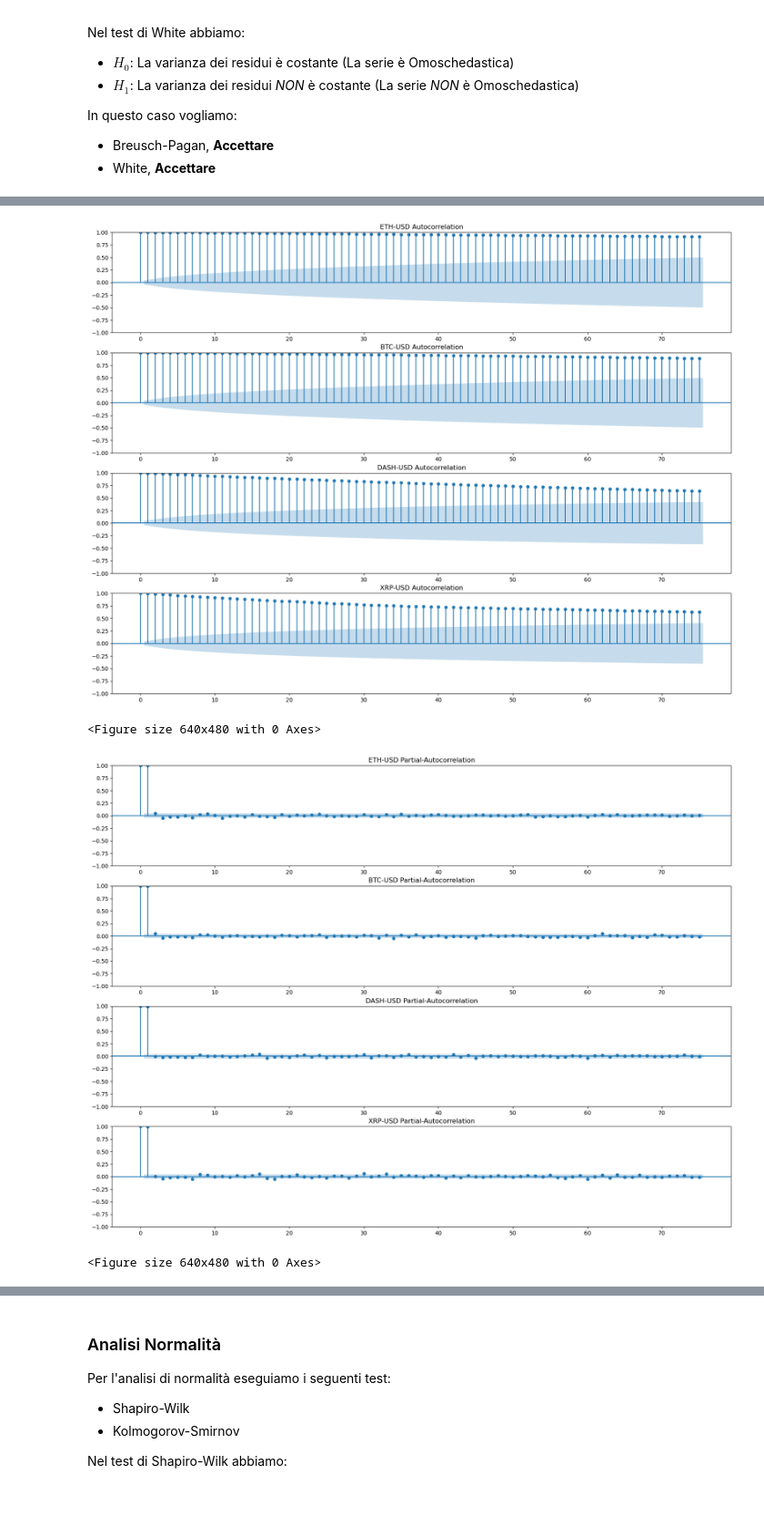
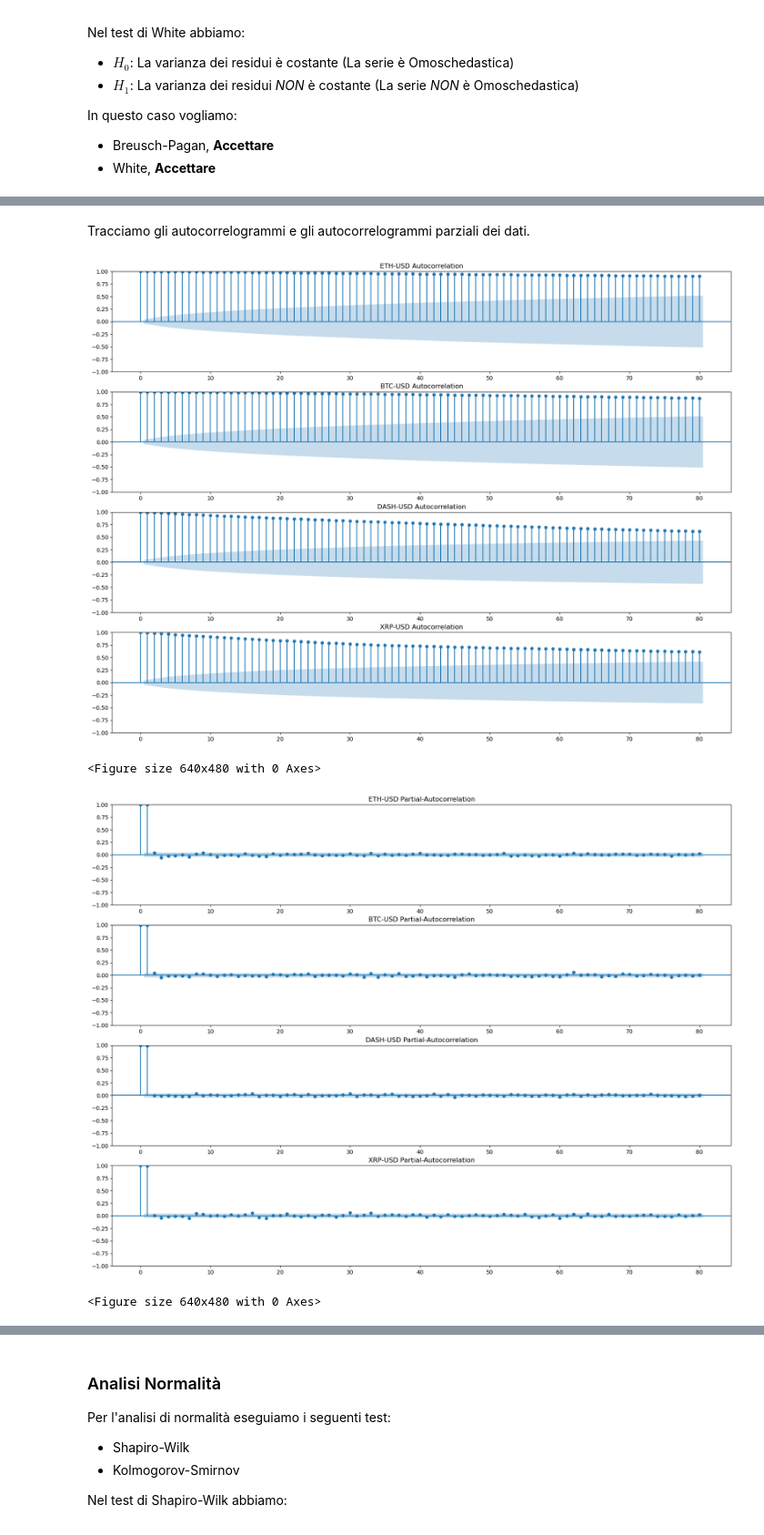
Before and after one commit to SimoneNicosanti/MPSMF_Project, a Jupyter notebook: Progetto.ipynb, the cells around one changed output, grey strips where cells are left out. Shown at 91% size. Cells and saved outputs as stored; diff of their text form; code cells hidden in the pictures; blank space fills up the shorter version.

Commit message:
Autocorrelation, CPI interpolation

```diff
--- a/Progetto.ipynb
+++ b/Progetto.ipynb
@@ -16,7 +17,7 @@ import DataExtractor
 cryptoList : list[str] = ["ETH-USD", "BTC-USD", "DASH-USD", "XRP-USD"]
 
 startDate : str = "2018-01-01"
-endDate : str = "2023-10-01"
+endDate : str = "2023-09-01"
 interval : str = "daily"
 
 for crypto in cryptoList :
@@ -61,7 +130,7 @@ Name: LogClosePrice, Length: 2100, dtype: float64
 # %%
 import matplotlib.pyplot as plt
 # %%
-colors = ["blue", "green", "red"]
+colors = ["blue", "green", "red", "fuchsia"]
 figure, axs = plt.subplots(nrows = len(cryptoList), sharex = True, figsize = (20,10))
 
 xtickPoints = cryptoDataFrameDict["ETH-USD"]["Date"]
@@ -370,13 +436,24 @@ from statsmodels.stats.diagnostic import acorr_ljungbox
 from statsmodels.stats.stattools import durbin_watson
 from statsmodels.graphics.tsaplots import plot_pacf, plot_acf
 # %%
-model = sm.tsa.ARIMA(cryptoDataFrameDict["ETH-USD"]["LogClosePrice"])
+model = sm.tsa.ARIMA(cryptoDataFrameDict["ETH-USD"]["LogClosePrice"], order = (1, 0, 1))
 fittedModel = model.fit()
-testResult = acorr_ljungbox(fittedModel.resid, lags = 50)
+testResult = acorr_ljungbox(fittedModel.resid, lags = 1)
 print(testResult["lb_pvalue"])
 
-x = sm.add_constant(differencingDict[crypto].index.tolist())
-model = sm.OLS(differencingDict["ETH-USD"].values, x)
-fittedModel = model.fit()
-print(durbin_watson(fittedModel.resid))
+STATVALUE_LIMIT = 2
+SIGNIFICANCE_LEVEL = 0.1
+
+durbinWatsonTable = buildTable("Durbin-Watson", ["Crypto", "StatValue", "Outcome"], ["left", "right", "left"])
+for crypto in cryptoList :
+    data = cryptoDataFrameDict[crypto]["LogClosePrice"]
+    x = sm.add_constant(data.index.tolist())
+    model = sm.OLS(data.values, x)
+    fittedModel = model.fit()
+    statValue = durbin_watson(fittedModel.resid)
+    outcomeString = "Accept" if (pValue > STATVALUE_LIMIT - SIGNIFICANCE_LEVEL) and (pValue < STATVALUE_LIMIT - SIGNIFICANCE_LEVEL) else "Reject"
+    durbinWatsonTable.add_row(crypto, str(statValue), outcomeString)
+
+console = Console()
+console.print(durbinWatsonTable)
 # %% [output]
@@ -400,23 +471,23 @@ Name: lb_pvalue, dtype: float64
+# %% [markdown]
+Tracciamo gli autocorrelogrammi e gli autocorrelogrammi parziali dei dati.
 # %%
-# Use the Autocorrelation function from the statsmodel library passing our DataFrame object in as the data
-# Note: Limiting Lags to 50
 fig, ax = plt.subplots(figsize=(20, 15), nrows = len(cryptoList), ncols = 1)
 i = 0
 for crypto in cryptoList :
-    plot_acf(x = cryptoDataFrameDict[crypto]["LogClosePrice"], ax = ax[i], lags = 75, title = crypto + " Autocorrelation")
+    plot_acf(x = cryptoDataFrameDict[crypto]["LogClosePrice"], ax = ax[i], lags = 80, title = crypto + " Autocorrelation")
     i += 1
 plt.show()
 plt.clf()
 
 fig, ax = plt.subplots(figsize=(20, 15), nrows = len(cryptoList), ncols = 1)
 i = 0
 for crypto in cryptoList :
-    plot_pacf(x = cryptoDataFrameDict[crypto]["LogClosePrice"], ax = ax[i], lags = 75, title = crypto + " Partial-Autocorrelation")
+    plot_pacf(x = cryptoDataFrameDict[crypto]["LogClosePrice"], ax = ax[i], lags = 80, title = crypto + " Partial-Autocorrelation")
     i += 1
 plt.show()
 plt.clf()
 # %% [output]
-[figure, old version]
+[figure, new version]
 <Figure size 640x480 with 0 Axes>
-[figure, old version]
+[figure, new version]
 <Figure size 640x480 with 0 Axes>
```
Also changed, not shown: parts of 16 cells of this notebook, 5 other files.
